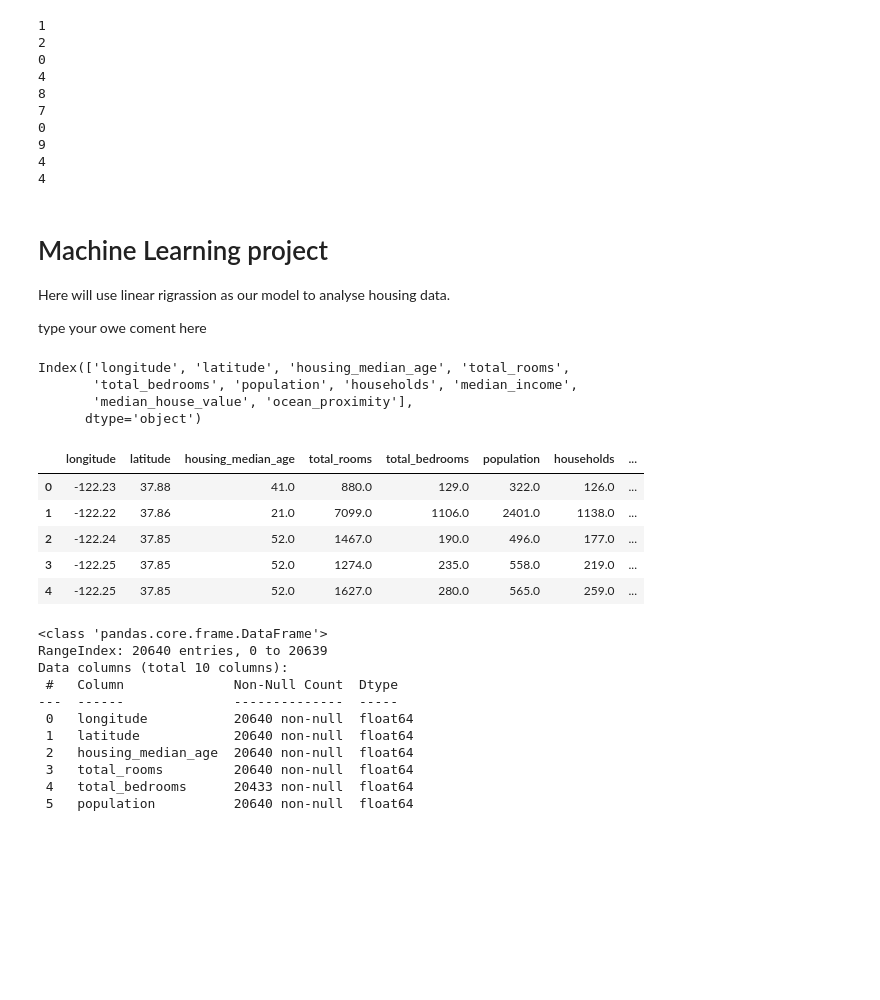
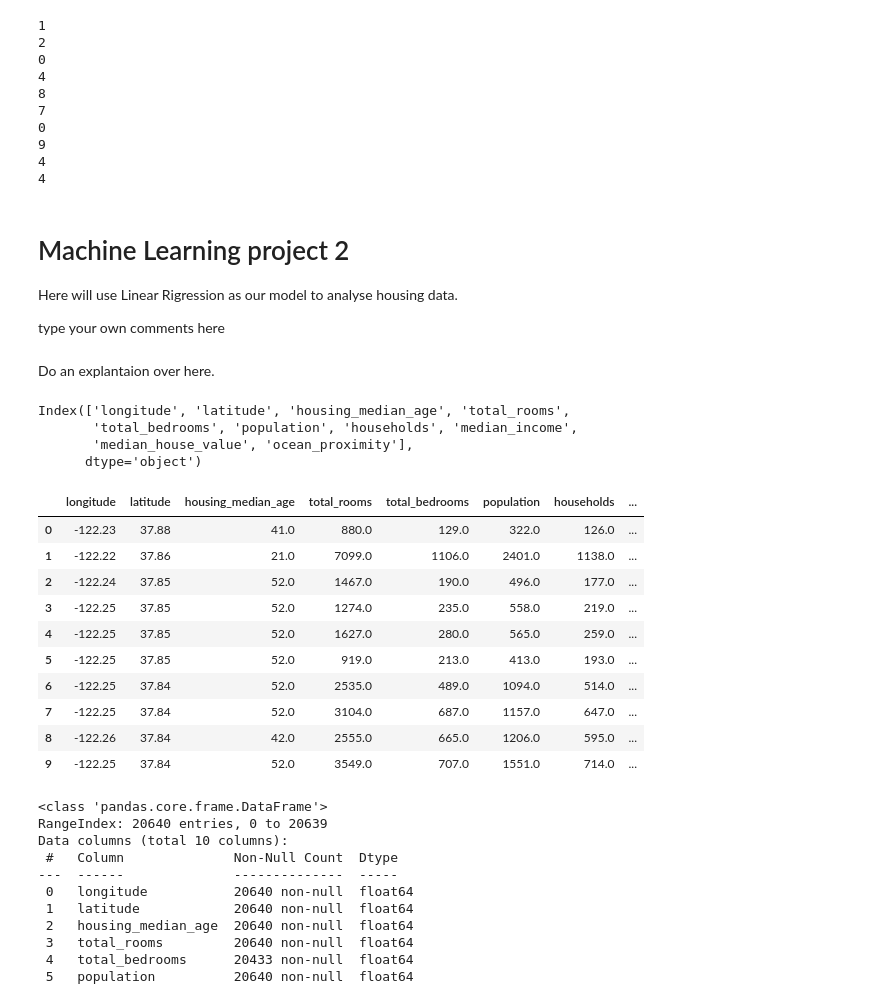
Before and after one commit to qhflrjsQkd/ALP-CS_GW, a Jupyter notebook: homework5.ipynb, the cells around one changed output. Cells and saved outputs as stored; diff of their text form; code cells hidden in the pictures; blank space fills up the shorter version.

```diff
--- a/homework5.ipynb
+++ b/homework5.ipynb
@@ -56,9 +56,8 @@ for i in range(10):
 4
 4
 # %% [markdown]
-# Machine Learning project
+# Machine Learning project 2
+Here will use Linear Rigression as our model to analyse housing data.
 
-Here will use linear rigrassion as our model to analyse housing data.
-
-type your owe coment here
+type your own comments here
 # %%
@@ -73,21 +78,30 @@ from sklearn.model_selection import train_test_split as tts
+# %% [markdown]
+Do an explantaion over here.
 # %%
-path = '/content/housing.csv'
-data = pd.read_csv(path)
-data.columns
+file_path = '/content/housing.csv'
+
+data = pd.read_csv(file_path)
-# %% [output]
-Index(['longitude', 'latitude', 'housing_median_age', 'total_rooms',
-       'total_bedrooms', 'population', 'households', 'median_income',
-       'median_house_value', 'ocean_proximity'],
-      dtype='object')
+# %%
+data.columns
+# %% [output]
+Index(['longitude', 'latitude', 'housing_median_age', 'total_rooms',
+       'total_bedrooms', 'population', 'households', 'median_income',
+       'median_house_value', 'ocean_proximity'],
+      dtype='object')
 # %%
-data.head(5)
+data.head(10)
 # %% [output]
 |  | longitude | latitude | housing_median_age | total_rooms | total_bedrooms | population | households | ... |
 | 0 | -122.23 | 37.88 | 41.0 | 880.0 | 129.0 | 322.0 | 126.0 | ... |
 | 1 | -122.22 | 37.86 | 21.0 | 7099.0 | 1106.0 | 2401.0 | 1138.0 | ... |
 | 2 | -122.24 | 37.85 | 52.0 | 1467.0 | 190.0 | 496.0 | 177.0 | ... |
 | 3 | -122.25 | 37.85 | 52.0 | 1274.0 | 235.0 | 558.0 | 219.0 | ... |
 | 4 | -122.25 | 37.85 | 52.0 | 1627.0 | 280.0 | 565.0 | 259.0 | ... |
+| 5 | -122.25 | 37.85 | 52.0 | 919.0 | 213.0 | 413.0 | 193.0 | ... |
+| 6 | -122.25 | 37.84 | 52.0 | 2535.0 | 489.0 | 1094.0 | 514.0 | ... |
+| 7 | -122.25 | 37.84 | 52.0 | 3104.0 | 687.0 | 1157.0 | 647.0 | ... |
+| 8 | -122.26 | 37.84 | 42.0 | 2555.0 | 665.0 | 1206.0 | 595.0 | ... |
+| 9 | -122.25 | 37.84 | 52.0 | 3549.0 | 707.0 | 1551.0 | 714.0 | ... |
 # %%
 data.info()
 # %% [output]
```
Also changed, not shown: parts of 45 cells of this notebook.
